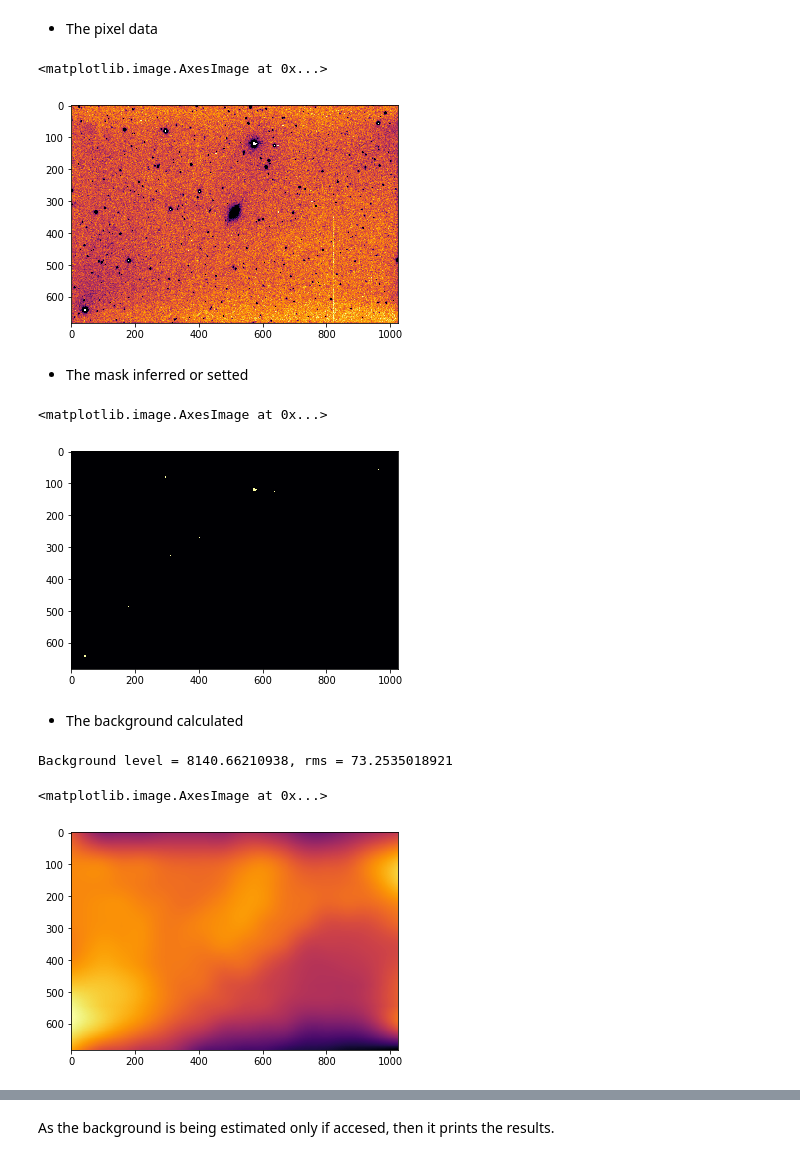
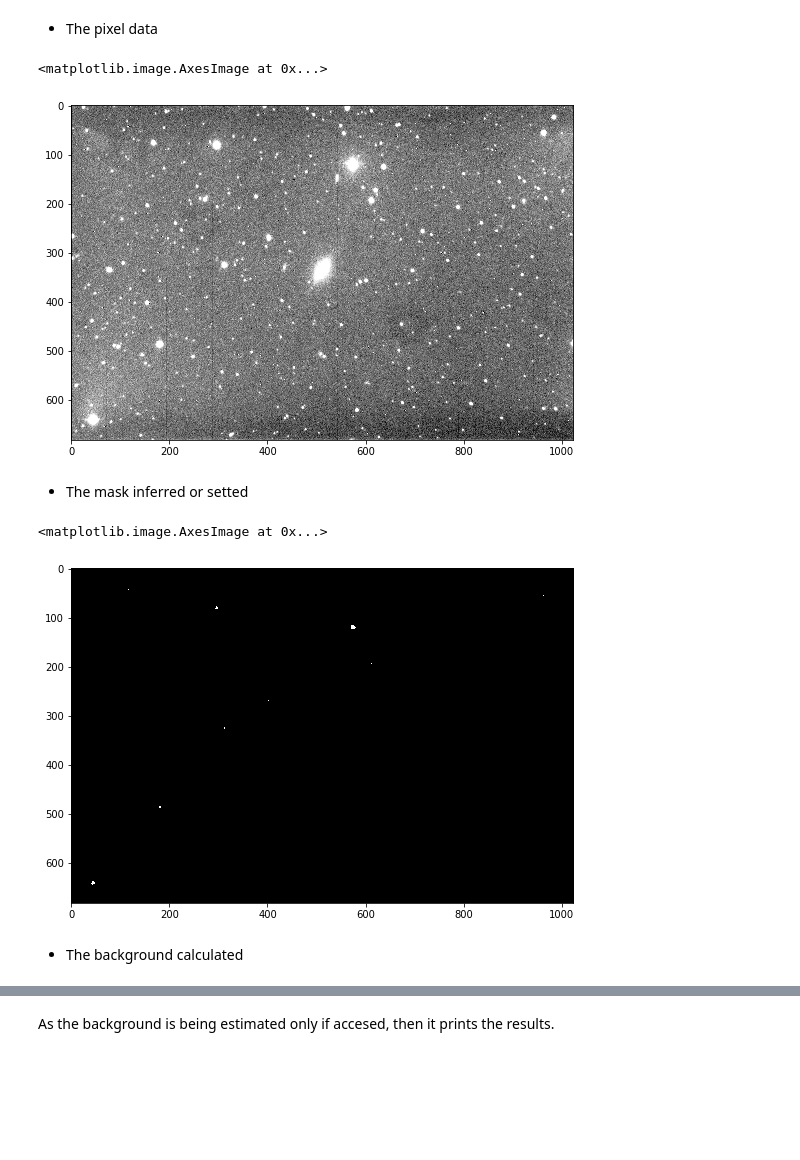
Before and after one commit to quatrope/ProperImage, a Jupyter notebook: docs/source/tutorial/Tutorial03.ipynb, the cells around one changed output, grey strips where cells are left out. Saved outputs shown, nothing was run; the diff lists cells and outputs as text; code cells hidden in the pictures; blank space fills up the shorter version.

```diff
--- a/docs/source/tutorial/Tutorial03.ipynb
+++ b/docs/source/tutorial/Tutorial03.ipynb
@@ -58,9 +58,10 @@ COMMENT  /home/bruno/Documentos/Data/ESO085-030/eso085-030-003.fit
 # %%
 norm = ImageNormalize(img.pixeldata, interval=ZScaleInterval(),
                       stretch=LinearStretch())
 
-plt.imshow(img.pixeldata, cmap='inferno_r', norm=norm)
+plt.figure(figsize=(9,10))
+plt.imshow(img.pixeldata, cmap='Greys_r', norm=norm)
 # %% [output]
 <matplotlib.image.AxesImage at 0x...>
-[figure, old version]
+[figure, new version]
 # %% [markdown]
@@ -67,14 +69,9 @@ plt.imshow(img.pixeldata, cmap='inferno_r', norm=norm)
 * The mask inferred or setted
 # %%
-plt.imshow(img.mask, cmap='inferno')
+plt.figure(figsize=(9,10))
+plt.imshow(img.mask, cmap='Greys_r')
 # %% [output]
 <matplotlib.image.AxesImage at 0x...>
-[figure, old version]
+[figure, new version]
 # %% [markdown]
 * The background calculated
-# %%
-plt.imshow(img.background, cmap='inferno')
-# %% [output]
-Background level = 8140.66210938, rms = 73.2535018921
-<matplotlib.image.AxesImage at 0x...>
-[figure, removed]
```
Also changed, not shown: parts of 15 cells of this notebook, 5 other files.
